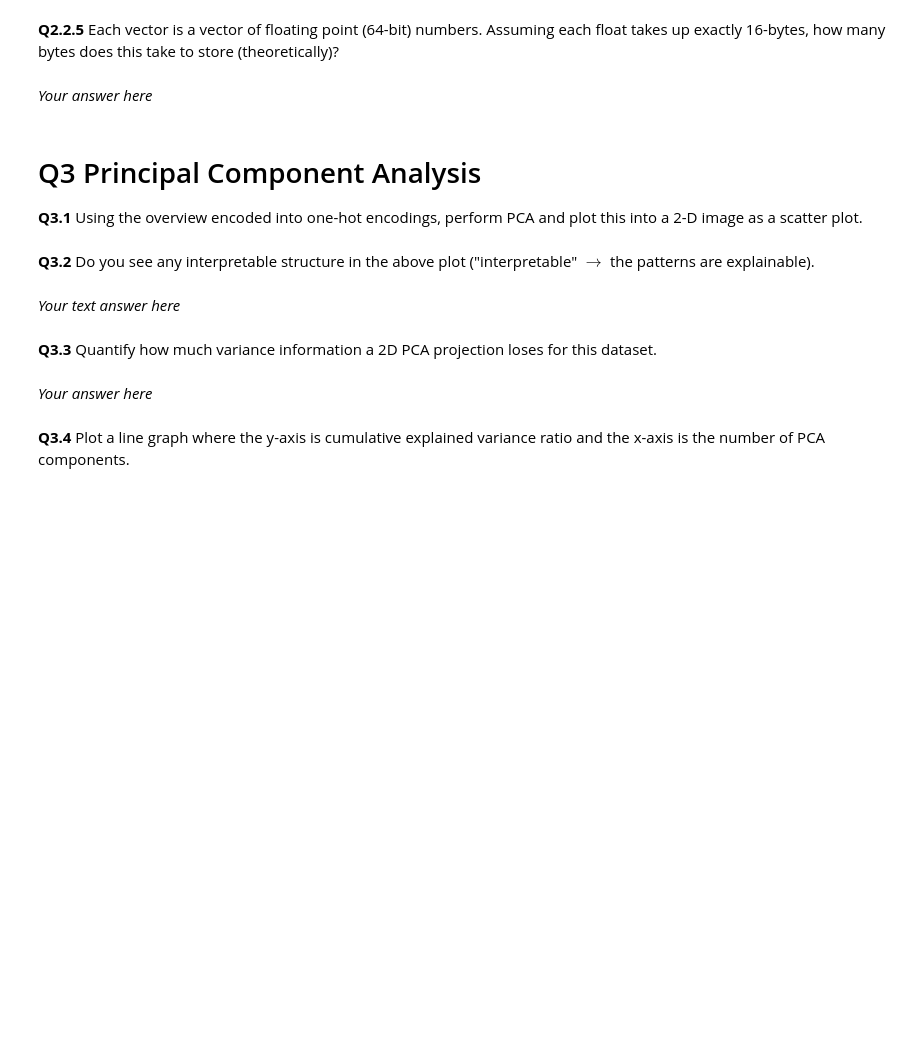
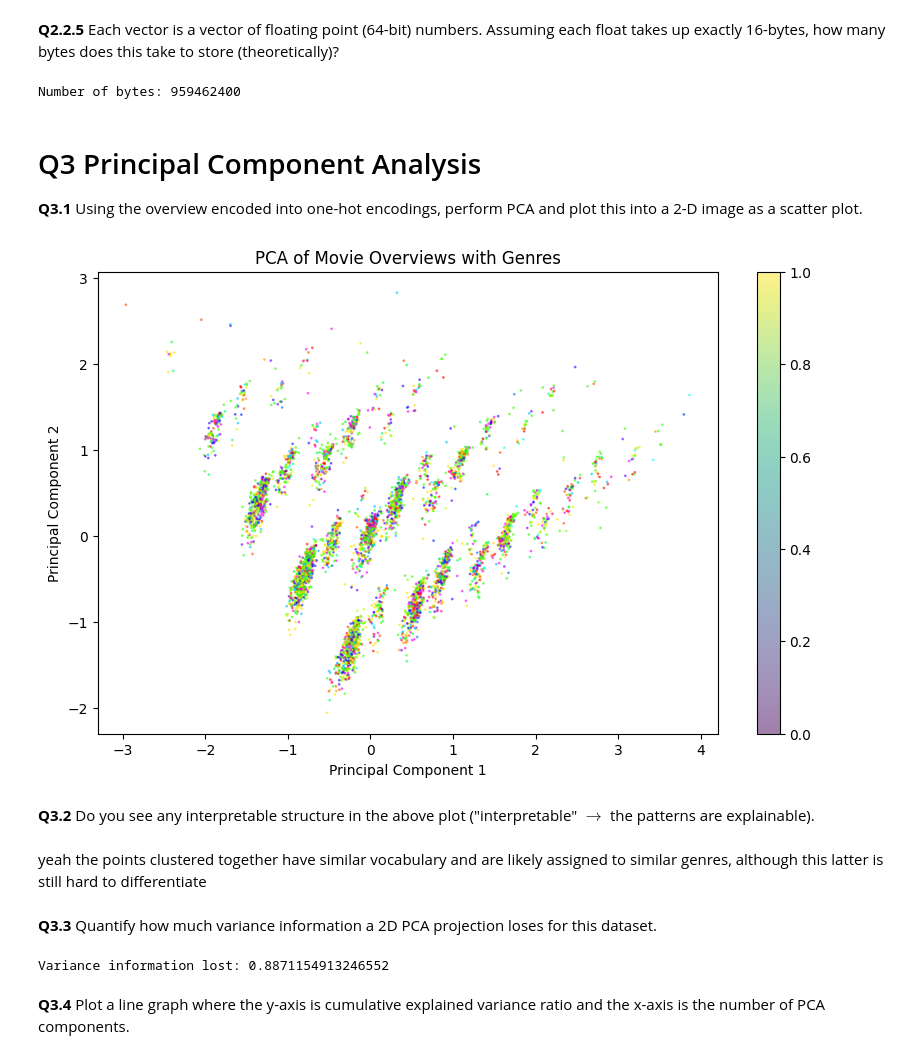
Before and after one commit to MathematicalInvestor/TMDL2024, a Jupyter notebook: Assignment 3 - Empty.ipynb, the cells around one changed output. Cells and saved outputs as stored; diff of their text form; code cells hidden in the pictures; blank space fills up the shorter version.

```diff
--- a/Assignment 3 - Empty.ipynb
+++ b/Assignment 3 - Empty.ipynb
@@ -143,11 +219,11 @@ Let's choose overviews of length 15 words. What this means is we need to discard
 # %%
 token_len = 15 # number of words
 # only select rows where overview len is more than or equal to token_len
-df = df[...]
+df = df[df['overview_len'] >= token_len]
 
 # split each proc_overview into a list of words, select the first token_len words,
 # and add the list of words back into df["proc_overview"]
-df["proc_overview"] = ...
+df["proc_overview"] = df["proc_overview"].apply(lambda x: x.split()[:token_len])
 
 # print to verify
 df
@@ -157,6 +247,6 @@ df
 In order to one-hot encode words, we need to find how many words there are in total, just like in the case of genres. Get all the words, remove duplicates, and sort. Find and print the length of your vocabulary.
 # %%
 # hint: store all words for all movies in a set, change it to a list and sort
-
-vocab_len = len(...)
+unique_words = sorted(list(set().union(*df["proc_overview"])))
+vocab_len = len(unique_words)
 print(vocab_len)
@@ -171,9 +263,9 @@ encoded_labels = []
 for index, row in tqdm(df.iterrows(), total=len(df)):
     sentence_encode = [] # set of encodings for this overview
     for word in row["proc_overview"]:
-        sentence_encode.append(...) # get encoding for this word
-    sentence_encode = ... # sum over axis=1
-    encoded_labels.append(...)
+        sentence_encode.append(encode_labels(word, unique_words)) # get encoding for this word
+    sentence_encode = np.sum(sentence_encode, axis=0) # sum over axis=1
+    encoded_labels.append(sentence_encode)
 
-df["one_hot_overview"] = ...
+df["one_hot_overview"] = encoded_labels
 df['one_hot_overview'] # print to verify
@@ -180,7 +285,9 @@ df['one_hot_overview'] # print to verify
 # %% [markdown]
 **Q2.2.5** Each vector is a vector of floating point (64-bit) numbers. Assuming each float takes up exactly 16-bytes, how many bytes does this take to store (theoretically)?
-# %% [markdown]
-*Your answer here*
+# %%
+print(f"Number of bytes: {4800 * 12493 * 16}")
+# %% [output]
+Number of bytes: 959462400
 # %% [markdown]
 # Q3 Principal Component Analysis
 
@@ -190,14 +297,39 @@ df['one_hot_overview'] # print to verify
 from sklearn.decomposition import PCA
 
 # we did exactly this in the lecture notebook
+pca = PCA()  # Set the desired number of components
+# Perform covariance matrix computation and eigendecomposition,
+# and project data to lower dimension
+pca_decomp = pca.fit_transform(np.array(encoded_labels))
+# %%
+unique_genres
+color_map = plt.cm.get_cmap('hsv', len(unique_genres))  # hsv is a type of color map, you can choose others
+genre_to_color = {genre: color_map(i) for i, genre in enumerate(unique_genres)}
+
+# Map each movie's genre to its corresponding color
+colors = df['proc_genres'].map(genre_to_color)
+
+plt.figure(figsize=(10, 6))
+plt.scatter(pca_decomp[:, 0], pca_decomp[:, 1], c=colors, alpha=0.5, s=1)
+plt.colorbar()
+plt.title('PCA of Movie Overviews with Genres')
+plt.xlabel('Principal Component 1')
+plt.ylabel('Principal Component 2')
+
+
+plt.show()
+# %% [output]
+[figure, added]
 # %% [markdown]
 **Q3.2** Do you see any interpretable structure in the above plot ("interpretable" $\rightarrow$ the patterns are explainable).
 # %% [markdown]
-*Your text answer here*
+yeah the points clustered together have similar vocabulary and are likely assigned to similar genres, although this latter is still hard to differentiate
 # %% [markdown]
 **Q3.3** Quantify how much variance information a 2D PCA projection loses for this dataset.
-# %% [markdown]
-*Your answer here*
+# %%
+print(f"Variance information lost: {sum(pca.explained_variance_ratio_) - sum(pca.explained_variance_ratio_[:2])}")
+# %% [output]
+Variance information lost: 0.8871154913246552
 # %% [markdown]
 **Q3.4** Plot a line graph where the y-axis is cumulative explained variance ratio and the x-axis is the number of PCA components.
 # %%
```
Also changed, not shown: parts of 14 cells of this notebook.
